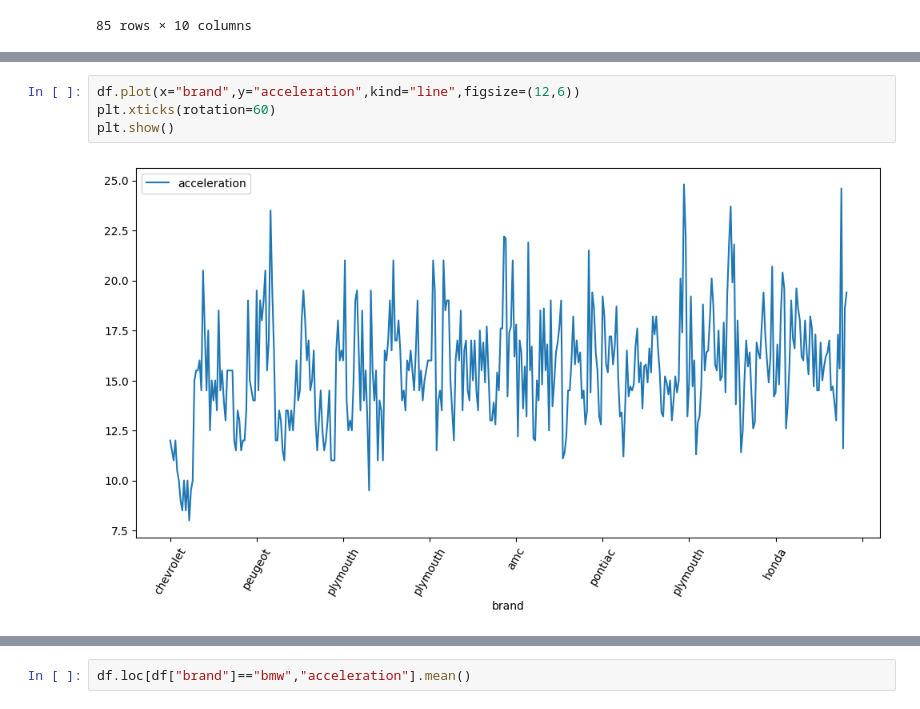
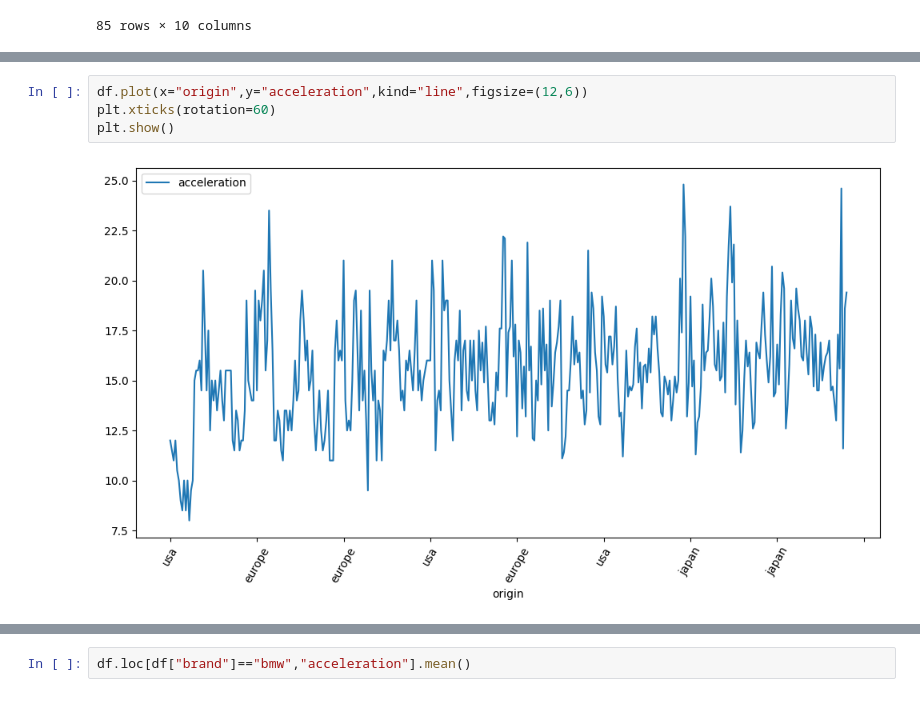
Before and after one commit to Melfo03/Car_information_dataset_analysis, a Jupyter notebook: exploratory_data_analysis.ipynb, the cells around one changed output, grey strips where cells are left out. Drawn from its saved outputs; the diff is of its cells as text.

```diff
--- a/exploratory_data_analysis.ipynb
+++ b/exploratory_data_analysis.ipynb
@@ -33,9 +41,9 @@ sns.barplot(x="brand",y="acceleration",data=df)
 # %%
-df.plot(x="brand",y="acceleration",kind="line",figsize=(12,6))
+df.plot(x="origin",y="acceleration",kind="line",figsize=(12,6))
 plt.xticks(rotation=60)
 plt.show()
 # %% [output]
-[figure, old version]
+[figure, new version]
 # %%
 df.loc[df["brand"]=="chevrolet","acceleration"].mean()
 # %% [output]
```
Also changed, not shown: parts of 16 cells of this notebook, 2 other files.
